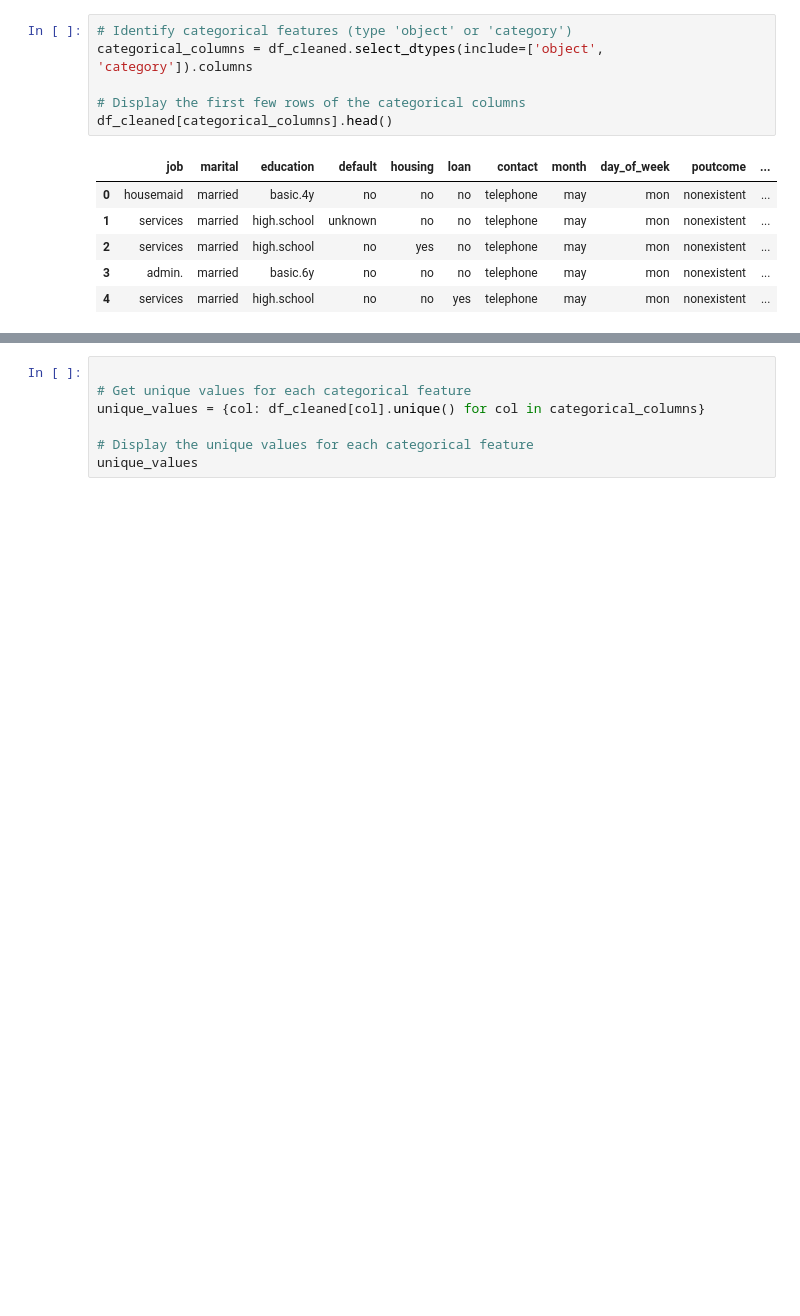
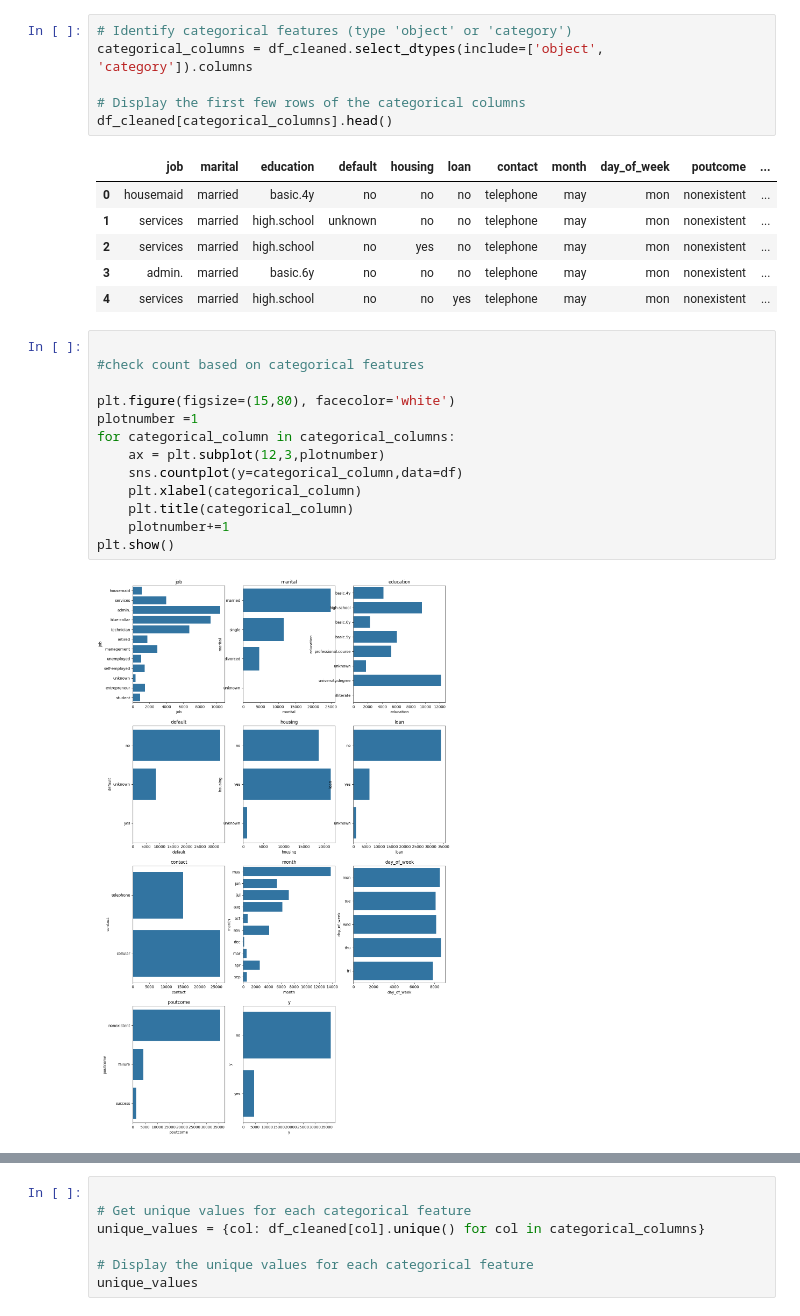
Before and after one commit to demitw/Machine-learning-coursework, a Jupyter notebook: preprocessing/preprocessing.ipynb, the cells around one changed output, grey strips where cells are left out. Cells and saved outputs as stored; diff of their text form; blank space fills up the shorter version.

```diff
--- a/preprocessing/preprocessing.ipynb
+++ b/preprocessing/preprocessing.ipynb
@@ -219,3 +353,18 @@ df_cleaned[categorical_columns].head()
 | 2 | services | married | high.school | no | yes | no | telephone | may | mon | nonexistent | ... |
 | 3 | admin. | married | basic.6y | no | no | no | telephone | may | mon | nonexistent | ... |
 | 4 | services | married | high.school | no | no | yes | telephone | may | mon | nonexistent | ... |
+# %%
+
+#check count based on categorical features
+
+plt.figure(figsize=(15,80), facecolor='white')
+plotnumber =1
+for categorical_column in categorical_columns:
+    ax = plt.subplot(12,3,plotnumber)
+    sns.countplot(y=categorical_column,data=df)
+    plt.xlabel(categorical_column)
+    plt.title(categorical_column)
+    plotnumber+=1
+plt.show()
+# %% [output]
+[figure, added]
```
Also changed, not shown: parts of 11 cells of this notebook.
